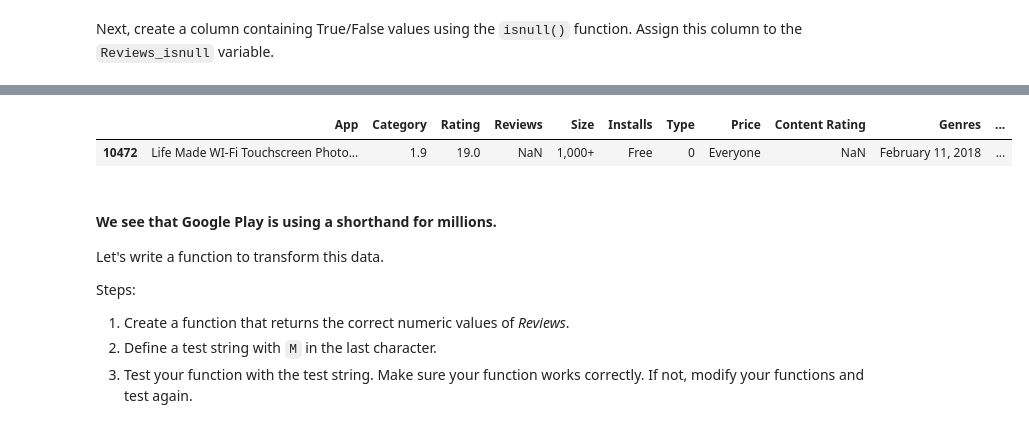
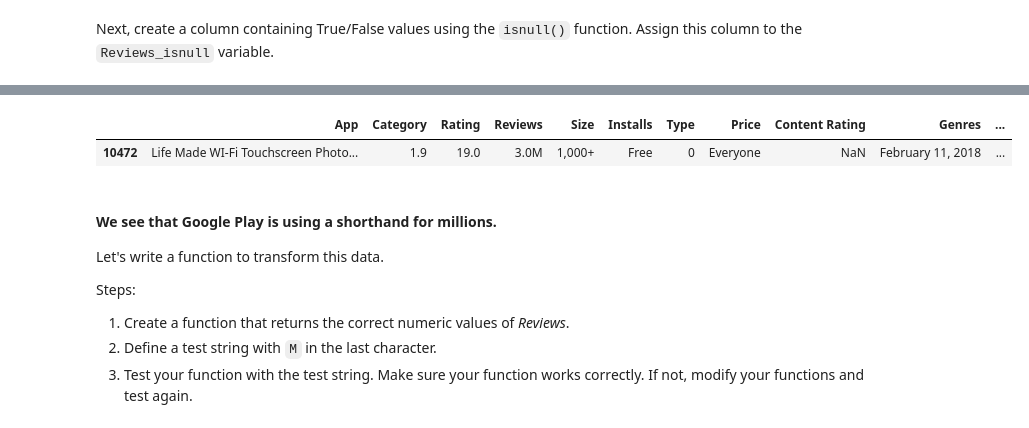
Before and after one commit to javiergispert/dataptmad0522_labs, a Jupyter notebook: module-3/feature-extraction/your-code/notebooks/main.ipynb, the cells around one changed output, grey strips where cells are left out. Saved outputs shown, nothing was run; the diff lists cells and outputs as text; code cells hidden in the pictures.

```diff
--- a/module-3/feature-extraction/your-code/notebooks/main.ipynb
+++ b/module-3/feature-extraction/your-code/notebooks/main.ipynb
@@ -88,7 +88,7 @@ Start with the reviews column. We can evaluate what value is causing this column
 In the cell below, transform the Reviews column to numeric and assign this new column to the variable `Reviews_numeric`. Make sure to coerce the errors.
 # %%
 # Your code here:
-google_play['Reviews'] = pd.to_numeric(google_play['Reviews'])
+google_play['Reviews_numeric'] = pd.to_numeric(google_play['Reviews'], errors='coerce')
 google_play
 # %% [output]
 |  | App | Category | Rating | Reviews | Size | Installs | Type | Price | Content Rating | Genres | ... |
@@ -108,6 +108,6 @@ google_play
 Next, create a column containing True/False values using the `isnull()` function. Assign this column to the `Reviews_isnull` variable.
 # %%
 # Your code here:
-Reviews_isnull = google_play['Reviews'].isnull()
-Reviews_isnull
+google_play['Reviews_isnull'] = google_play['Reviews_numeric'].isnull()
+google_play
 # %% [output]
@@ -131,10 +132,10 @@ Your output should look like:
 ![Reviews_bool.png](../images/reviews-bool.png)
 # %%
 # Your code here:
-google_play[google_play['Reviews'].isnull()]
+google_play[google_play['Reviews_isnull']==True]
 # %% [output]
 |  | App | Category | Rating | Reviews | Size | Installs | Type | Price | Content Rating | Genres | ... |
-| 10472 | Life Made WI-Fi Touchscreen Photo... | 1.9 | 19.0 | NaN | 1,000+ | Free | 0 | Everyone | NaN | February 11, 2018 | ... |
+| 10472 | Life Made WI-Fi Touchscreen Photo... | 1.9 | 19.0 | 3.0M | 1,000+ | Free | 0 | Everyone | NaN | February 11, 2018 | ... |
 # %% [markdown]
 #### We see that Google Play is using a shorthand for millions.
 
```
Also changed, not shown: parts of 33 cells of this notebook.
